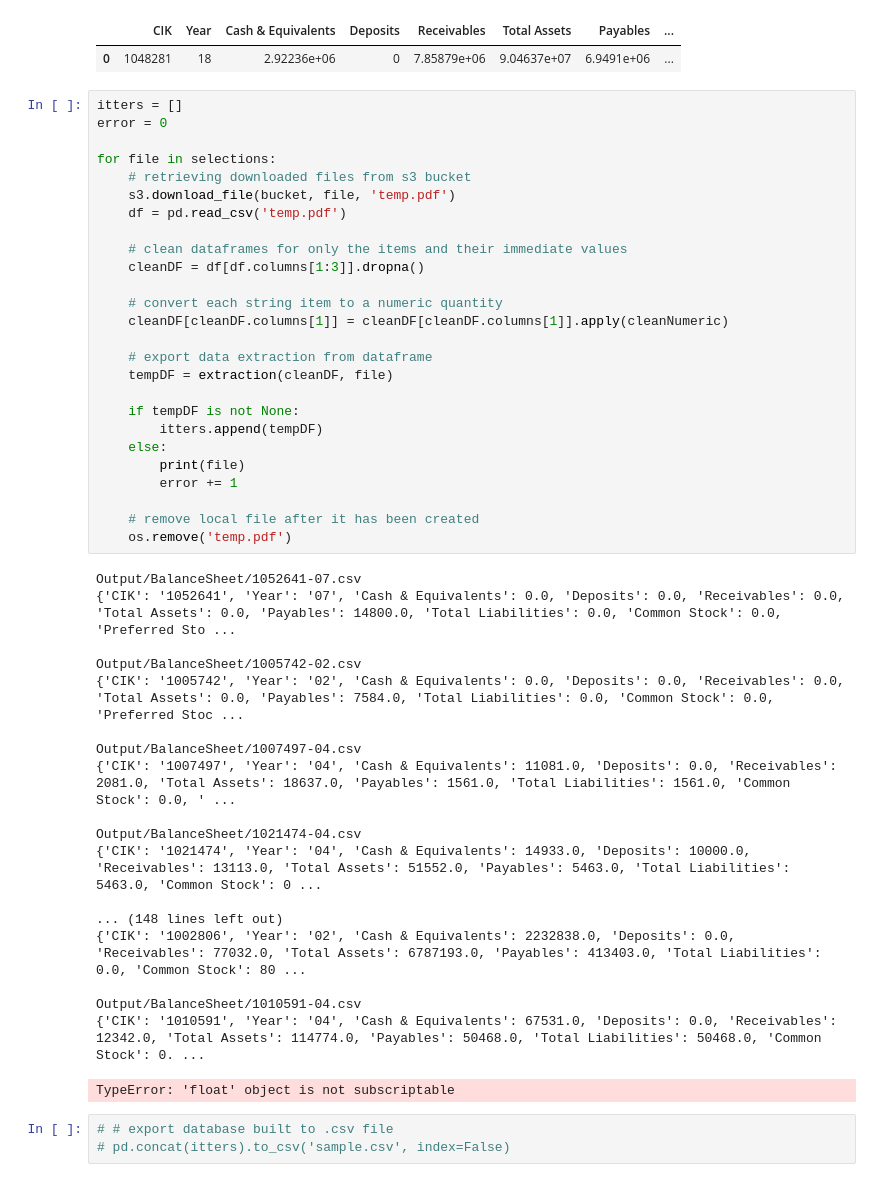
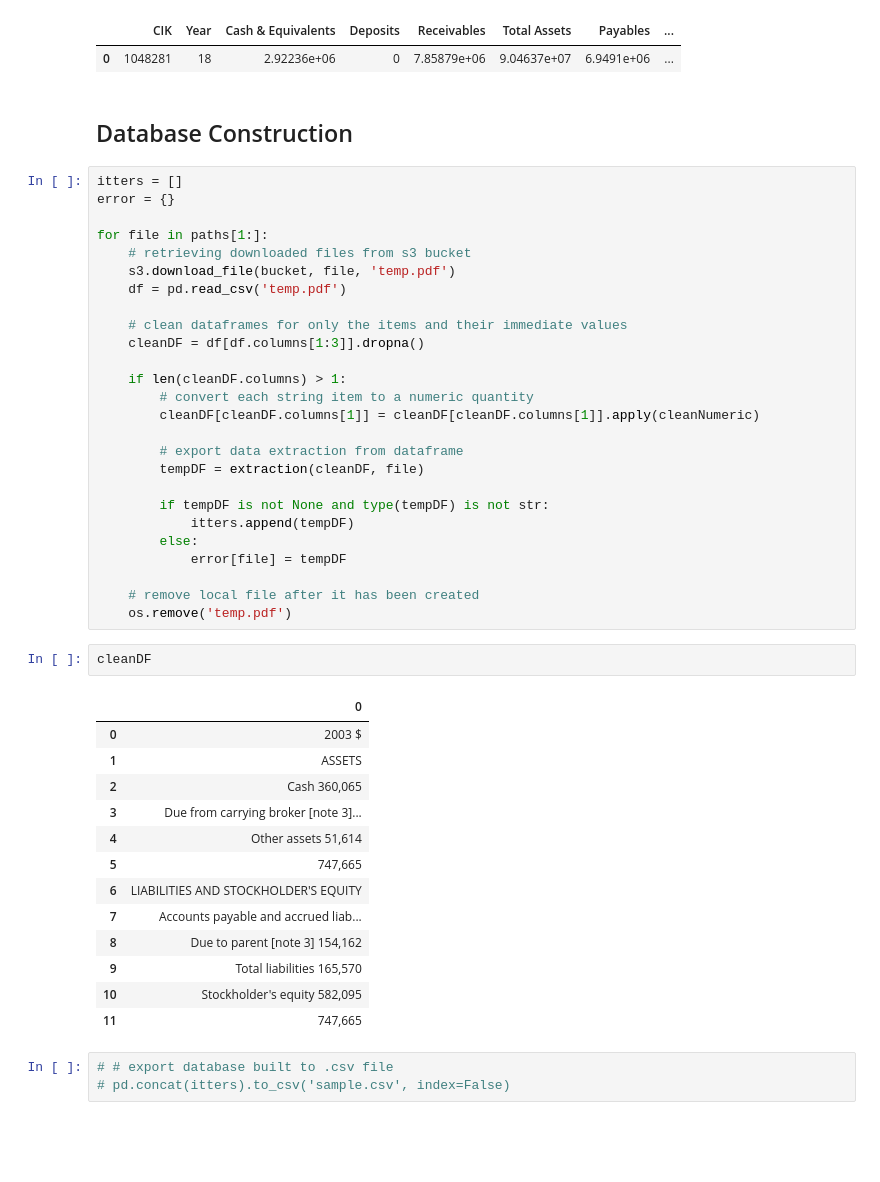
Before and after one commit to fernando-duarte/X17A5, a Jupyter notebook: buildDatabase.ipynb, the cells around one changed output. Saved outputs shown, nothing was run; the diff lists cells and outputs as text; blank space fills up the shorter version.

```diff
--- a/buildDatabase.ipynb
+++ b/buildDatabase.ipynb
@@ -214,11 +235,13 @@ extraction(cleanDf, selections[index])
 {'CIK': '1048281', 'Year': '18', 'Cash & Equivalents': 2922359.0, 'Deposits': 0.0, 'Receivables': 7858786.0, 'Total Assets': 90463655.0, 'Payables': 6949101.0, 'Total Liabilities': 8624389.0, 'Common  ...
 |  | CIK | Year | Cash & Equivalents | Deposits | Receivables | Total Assets | Payables | ... |
 | 0 | 1048281 | 18 | 2.92236e+06 | 0 | 7.85879e+06 | 9.04637e+07 | 6.9491e+06 | ... |
+# %% [markdown]
+## Database Construction
 # %%
 itters = []
-error = 0
+error = {}
 
-for file in selections:
+for file in paths[1:]:
     # retrieving downloaded files from s3 bucket
     s3.download_file(bucket, file, 'temp.pdf')
     df = pd.read_csv('temp.pdf')
@@ -226,39 +249,36 @@ for file in selections:
     # clean dataframes for only the items and their immediate values
     cleanDF = df[df.columns[1:3]].dropna()
 
-    # convert each string item to a numeric quantity
-    cleanDF[cleanDF.columns[1]] = cleanDF[cleanDF.columns[1]].apply(cleanNumeric)
+    if len(cleanDF.columns) > 1:
+        # convert each string item to a numeric quantity
+        cleanDF[cleanDF.columns[1]] = cleanDF[cleanDF.columns[1]].apply(cleanNumeric)
 
-    # export data extraction from dataframe
-    tempDF = extraction(cleanDF, file)
+        # export data extraction from dataframe
+        tempDF = extraction(cleanDF, file)
 
-    if tempDF is not None:
-        itters.append(tempDF)
-    else:
-        print(file)
-        error += 1
+        if tempDF is not None and type(tempDF) is not str:
+            itters.append(tempDF)
+        else:
+            error[file] = tempDF
 
     # remove local file after it has been created
     os.remove('temp.pdf')
-# %% [output]
-Output/BalanceSheet/1052641-07.csv
-{'CIK': '1052641', 'Year': '07', 'Cash & Equivalents': 0.0, 'Deposits': 0.0, 'Receivables': 0.0, 'Total Assets': 0.0, 'Payables': 14800.0, 'Total Liabilities': 0.0, 'Common Stock': 0.0, 'Preferred Sto ...
-
-Output/BalanceSheet/1005742-02.csv
-{'CIK': '1005742', 'Year': '02', 'Cash & Equivalents': 0.0, 'Deposits': 0.0, 'Receivables': 0.0, 'Total Assets': 0.0, 'Payables': 7584.0, 'Total Liabilities': 0.0, 'Common Stock': 0.0, 'Preferred Stoc ...
-
-Output/BalanceSheet/1007497-04.csv
-{'CIK': '1007497', 'Year': '04', 'Cash & Equivalents': 11081.0, 'Deposits': 0.0, 'Receivables': 2081.0, 'Total Assets': 18637.0, 'Payables': 1561.0, 'Total Liabilities': 1561.0, 'Common Stock': 0.0, ' ...
-
-Output/BalanceSheet/1021474-04.csv
-{'CIK': '1021474', 'Year': '04', 'Cash & Equivalents': 14933.0, 'Deposits': 10000.0, 'Receivables': 13113.0, 'Total Assets': 51552.0, 'Payables': 5463.0, 'Total Liabilities': 5463.0, 'Common Stock': 0 ...
-
-... (148 lines left out)
-{'CIK': '1002806', 'Year': '02', 'Cash & Equivalents': 2232838.0, 'Deposits': 0.0, 'Receivables': 77032.0, 'Total Assets': 6787193.0, 'Payables': 413403.0, 'Total Liabilities': 0.0, 'Common Stock': 80 ...
-
-Output/BalanceSheet/1010591-04.csv
-{'CIK': '1010591', 'Year': '04', 'Cash & Equivalents': 67531.0, 'Deposits': 0.0, 'Receivables': 12342.0, 'Total Assets': 114774.0, 'Payables': 50468.0, 'Total Liabilities': 50468.0, 'Common Stock': 0. ...
-TypeError: 'float' object is not subscriptable
+# %%
+cleanDF
+# %% [output]
+|  | 0 |
+| 0 | 2003 $ |
+| 1 | ASSETS |
+| 2 | Cash 360,065 |
+| 3 | Due from carrying broker [note 3]... |
+| 4 | Other assets 51,614 |
+| 5 | 747,665 |
+| 6 | LIABILITIES AND STOCKHOLDER'S EQUITY |
+| 7 | Accounts payable and accrued liab... |
+| 8 | Due to parent [note 3] 154,162 |
+| 9 | Total liabilities 165,570 |
+| 10 | Stockholder's equity 582,095 |
+| 11 | 747,665 |
 # %%
 # # export database built to .csv file
 # pd.concat(itters).to_csv('sample.csv', index=False)
```
Also changed, not shown: parts of 21 cells of this notebook, 1 other file.
